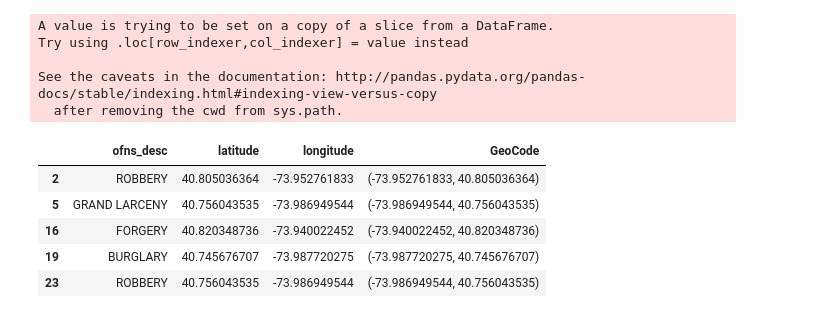
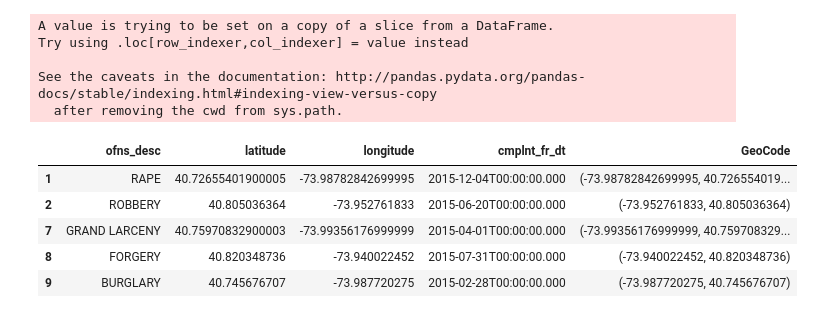
Before and after one commit to sujeongcha/RGTM, a Jupyter notebook: Cleaned/crime_cleanup.ipynb, the cells around one changed output. Drawn from its saved outputs; the diff is of its cells as text; code cells hidden in the pictures.

```diff
--- a/Cleaned/crime_cleanup.ipynb
+++ b/Cleaned/crime_cleanup.ipynb
@@ -27,7 +27,7 @@ crime2017 = pd.DataFrame(Manhattan_2017)
 crime2018 = pd.DataFrame(Manhattan_2018)
 crime2019 = pd.DataFrame(Manhattan_2019)
 
-crime_man = crime2015.append([crime2016, crime2017, crime2018, crime2019], sort=False)
+crime_man = crime2015.append([crime2016, crime2017, crime2018, crime2019])
 pd.set_option('display.max_columns', 500)
 display(crime_man.head())
 # %% [output]
@@ -58,18 +58,18 @@ display(felony_man.head())
 # %%
 # Cleaning up columns
 
-crime_cleaned = felony_man[['ofns_desc', 'latitude', 'longitude']]
+crime_cleaned = felony_man[['ofns_desc', 'latitude', 'longitude',"cmplnt_fr_dt"]]
 crime_cleaned['GeoCode'] = list(zip(crime_cleaned.longitude, crime_cleaned.latitude))
 display(crime_cleaned.head())
 # %% [output]
 A value is trying to be set on a copy of a slice from a DataFrame.
 Try using .loc[row_indexer,col_indexer] = value instead
 
 See the caveats in the documentation: http://pandas.pydata.org/pandas-docs/stable/indexing.html#indexing-view-versus-copy
   after removing the cwd from sys.path.
-|  | ofns_desc | latitude | longitude | GeoCode |
-| 2 | ROBBERY | 40.805036364 | -73.952761833 | (-73.952761833, 40.805036364) |
-| 5 | GRAND LARCENY | 40.756043535 | -73.986949544 | (-73.986949544, 40.756043535) |
-| 16 | FORGERY | 40.820348736 | -73.940022452 | (-73.940022452, 40.820348736) |
-| 19 | BURGLARY | 40.745676707 | -73.987720275 | (-73.987720275, 40.745676707) |
-| 23 | ROBBERY | 40.756043535 | -73.986949544 | (-73.986949544, 40.756043535) |
+|  | ofns_desc | latitude | longitude | cmplnt_fr_dt | GeoCode |
+| 1 | RAPE | 40.72655401900005 | -73.98782842699995 | 2015-12-04T00:00:00.000 | (-73.98782842699995, 40.726554019... |
+| 2 | ROBBERY | 40.805036364 | -73.952761833 | 2015-06-20T00:00:00.000 | (-73.952761833, 40.805036364) |
+| 7 | GRAND LARCENY | 40.75970832900003 | -73.99356176999999 | 2015-04-01T00:00:00.000 | (-73.99356176999999, 40.759708329... |
+| 8 | FORGERY | 40.820348736 | -73.940022452 | 2015-07-31T00:00:00.000 | (-73.940022452, 40.820348736) |
+| 9 | BURGLARY | 40.745676707 | -73.987720275 | 2015-02-28T00:00:00.000 | (-73.987720275, 40.745676707) |
```
Also changed, not shown: parts of 4 cells of this notebook, 4 other files.
